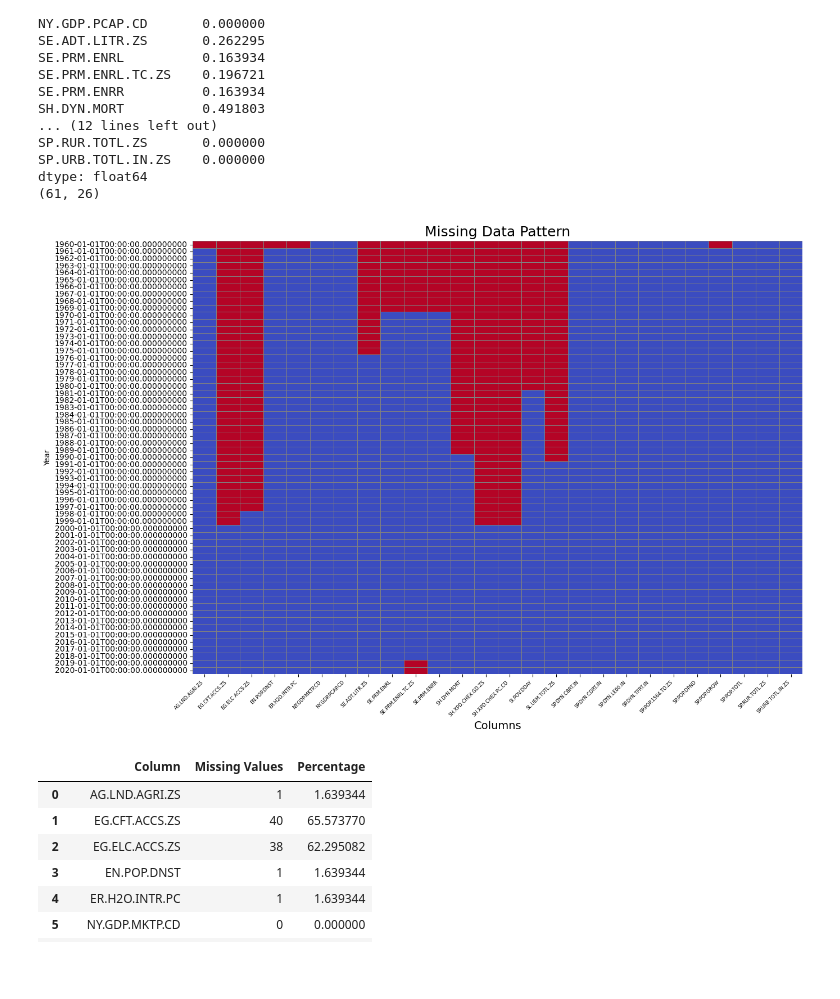
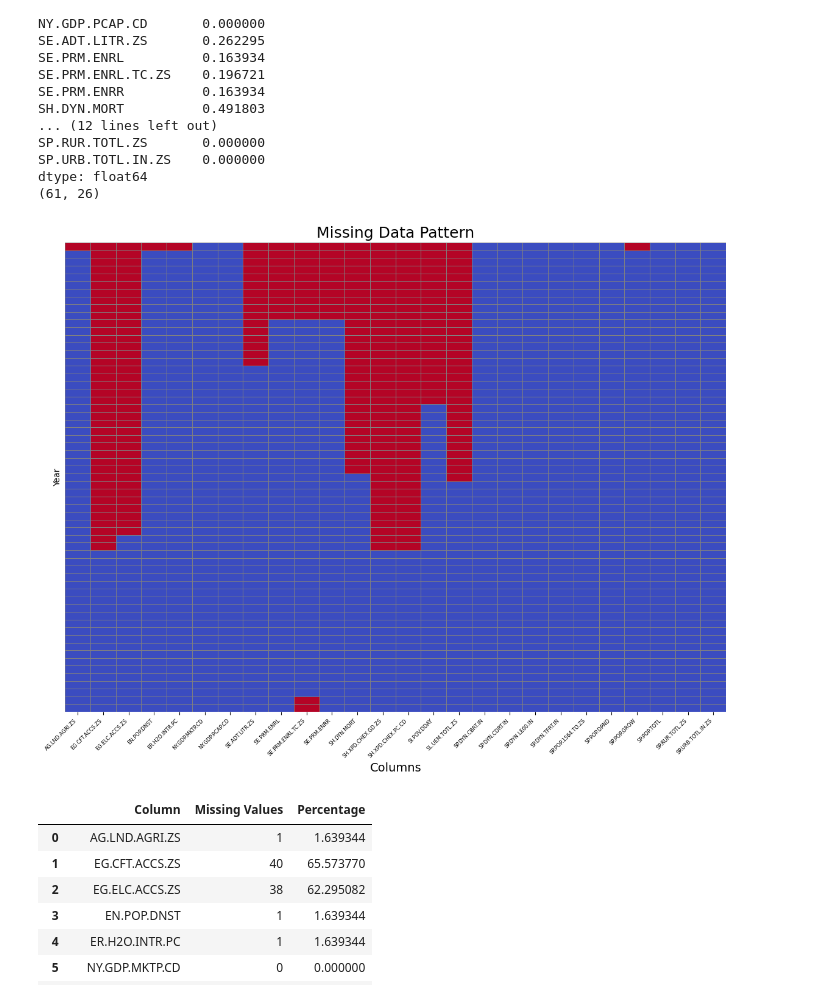
Before and after one commit to gritsenkosasha/springboard, a Jupyter notebook: Project 3/Notebooks/Data Cleaning Preparation (1 step).ipynb, the cells around one changed output. Cells and saved outputs as stored; diff of their text form; code cells hidden in the pictures; blank space fills up the shorter version.

```diff
--- a/Project 3/Notebooks/Data Cleaning Preparation (1 step).ipynb
+++ b/Project 3/Notebooks/Data Cleaning Preparation (1 step).ipynb
@@ -87,27 +87,27 @@ dtype: float64
 # %%
 # Visualize the pattern of missing data
 plt.figure(figsize=(14, 10))
 
 heatmap = sns.heatmap(
         data.isnull(),
         cbar=False,  # Add color bar
         cmap='coolwarm',  # Use a different color palette for better contrast
-        yticklabels=True,
+        yticklabels=False,
         xticklabels=True,
         linewidths=.5,  # Add gridlines
         linecolor='gray'
 )
 # Adding titles and labels
 plt.title('Missing Data Pattern', fontsize=18)
 plt.xlabel('Columns', fontsize=14)
 
 
 # Adjusting the tick parameters for better readability
 #plt.FuncFormatter(lambda y, pos: pd.to_datetime(y).year)
 plt.xticks(rotation=45, ha='right', fontsize=6)
 plt.show()
 # %% [output]
-[figure, old version]
+[figure, new version]
 # %%
 # Analyze the missing data pattern more thoroughly
 missing_data_summary = data.isnull().sum().reset_index()
```
Also changed, not shown: 4 other files.
